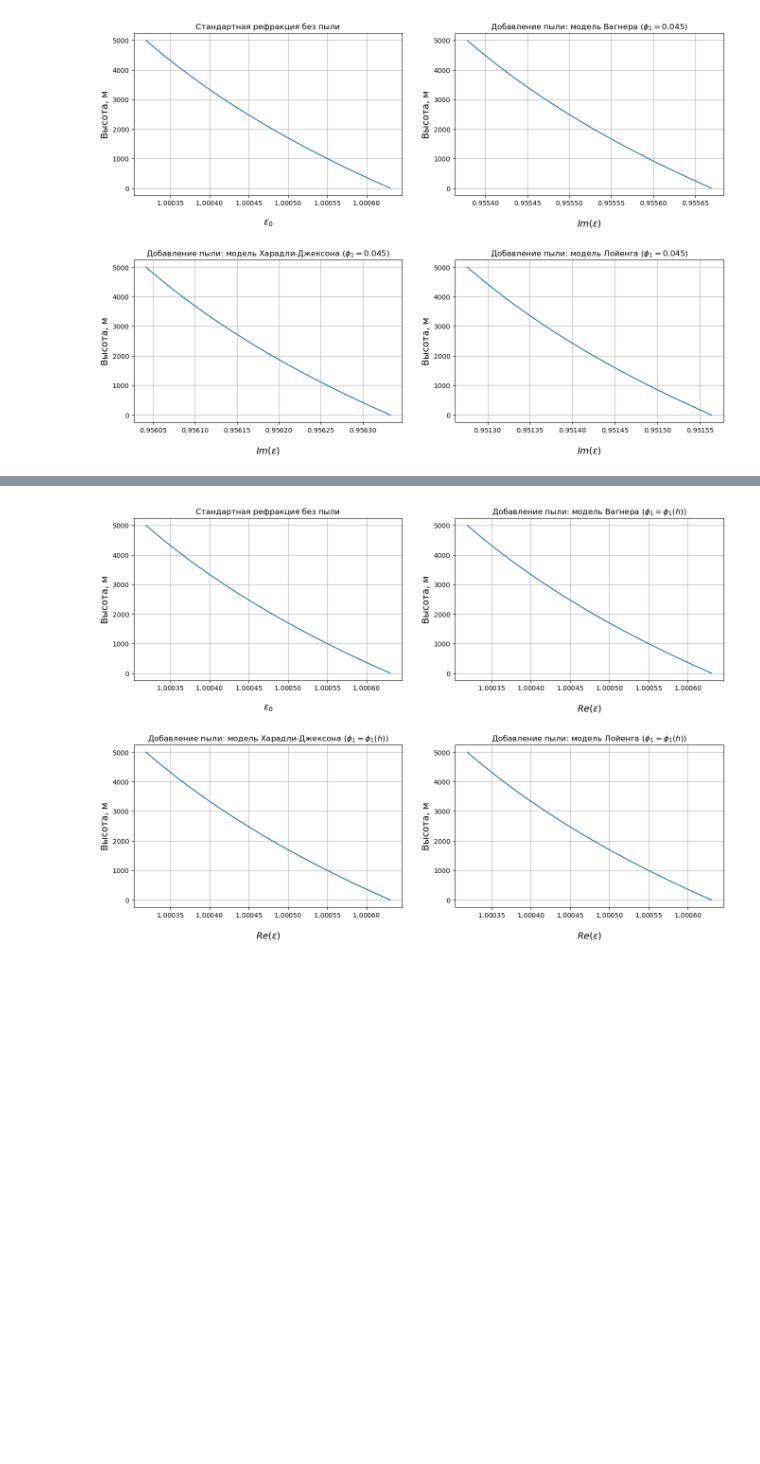
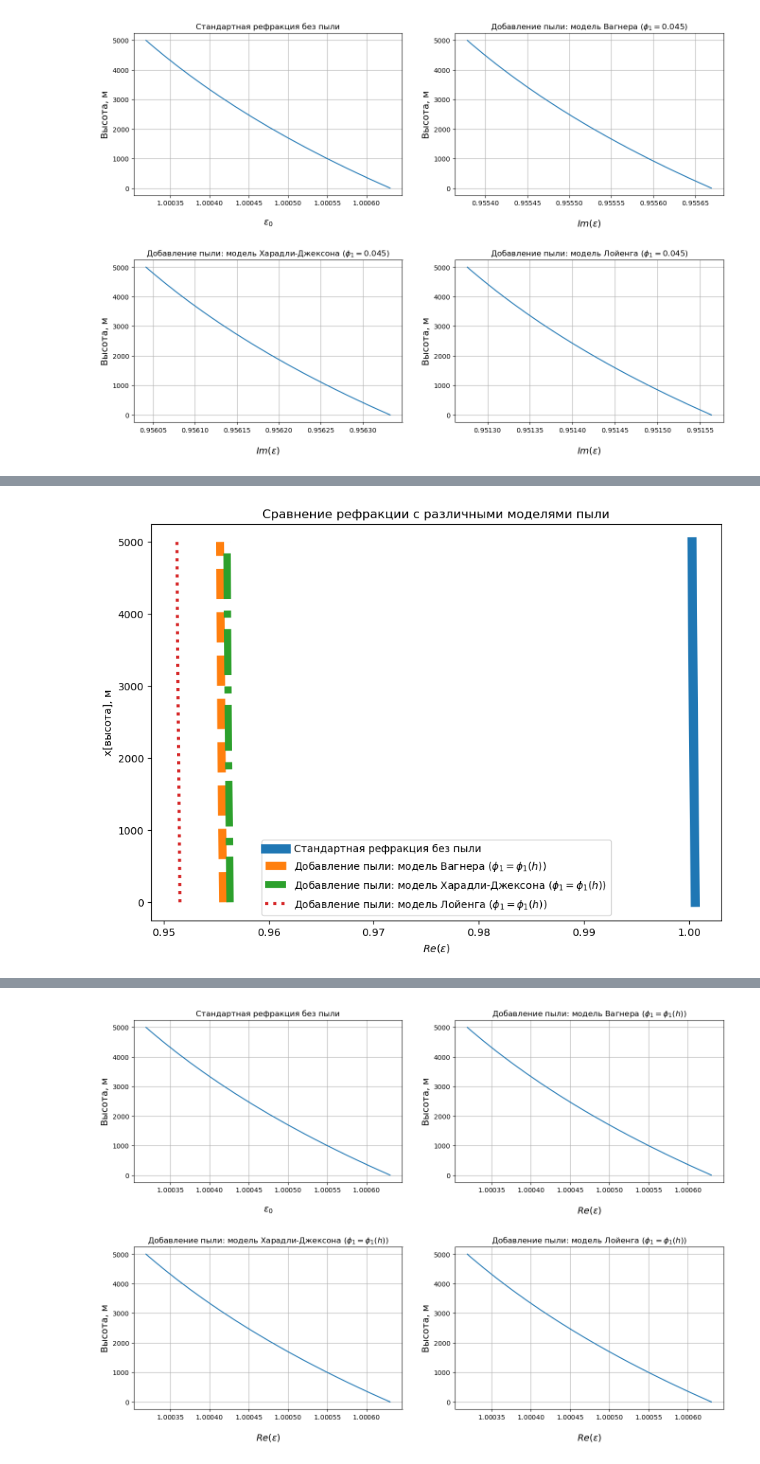
Before and after one commit to Margo-10/pe_radiowaves, a Jupyter notebook: pe_radiowaves.ipynb, the cells around one changed output, grey strips where cells are left out. Drawn from its saved outputs; the diff is of its cells as text; code cells hidden in the pictures; blank space fills up the shorter version.

```diff
--- a/pe_radiowaves.ipynb
+++ b/pe_radiowaves.ipynb
@@ -27,3 +30,6 @@ eps_kj_complex =[0]*(H_max*coeff+1)
 eps_l_complex = [0]*(H_max*coeff+1)
 phi_1 = 0.045
 eps_1= 4.56 + cmath.sqrt(-1)*0.251
+# %%
+my_array = np.zeros((H_max+1, 5))
+phi_1 = np.linspace(0.01, 0.05, 5)
@@ -29,0 +38,14 @@ eps_1= 4.56 + cmath.sqrt(-1)*0.251
+# %%
+for i in range(H_max*coeff+1):
+     eps_0[i] =  pow ((1 + (315*math.exp(-1.36 *1.e-4*h[i]))*1.e-6),2)
+
+for l in range(5):
+
+    for i in range(H_max*coeff+1):
+        eps_w_real[i][l]  = 3*eps_0[i]*phi_1[l]*(eps_1.real-eps_0[i])/(eps_1.real+2*eps_0[i]) + eps_0[i]
+
+    for i in range(H_max*coeff+1):
+        eps_kj_real[i][l] = (2*eps_0[i]*phi_1[l]*(eps_1.real-eps_0[i]) + eps_0[i]*eps_1.real + 2*eps_0[i]*eps_0[i])/(eps_1.real+2*eps_0[i]-phi_1[l]*(eps_1.real-eps_0[i]))
+
+    for i in range(H_max*coeff+1):
+        eps_l_real[i][l] = pow((phi_1[l]*(pow(eps_1.real,1.0/3.0)-pow(eps_0[i],1.0/3.0)) + pow(eps_0[i],1.0/3.0)), 3)
@@ -146,0 +171,24 @@ plt.show()
+# %%
+plt.figure(figsize=(10, 7))
+
+# Первый график
+plt.plot(eps_0, h, linestyle='-', linewidth='9', label='Стандартная рефракция без пыли')
+
+# Второй график
+plt.plot(eps_w_complex, h, linestyle='--', linewidth='8',  label='Добавление пыли: модель Вагнера ($\phi_1 = \phi_1(h) $)')
+
+# Третий график
+plt.plot(eps_kj_complex, h, linestyle='-.', linewidth='7',  label='Добавление пыли: модель Харадли-Джексона ($\phi_1 = \phi_1(h) $)')
+
+# Четвертый график
+plt.plot(eps_l_complex, h, linestyle=':', linewidth='3', label='Добавление пыли: модель Лойенга ($\phi_1 = \phi_1(h) $)')
+
+plt.xlabel('$Re(ε)$')
+plt.ylabel('x[высота], м')
+plt.title('Сравнение рефракции с различными моделями пыли')
+plt.ticklabel_format(style='scientific', axis='x', useMathText=True)
+plt.legend()
+
+plt.show()
+# %% [output]
+[figure, added]
```
Also changed, not shown: parts of 13 cells of this notebook.
